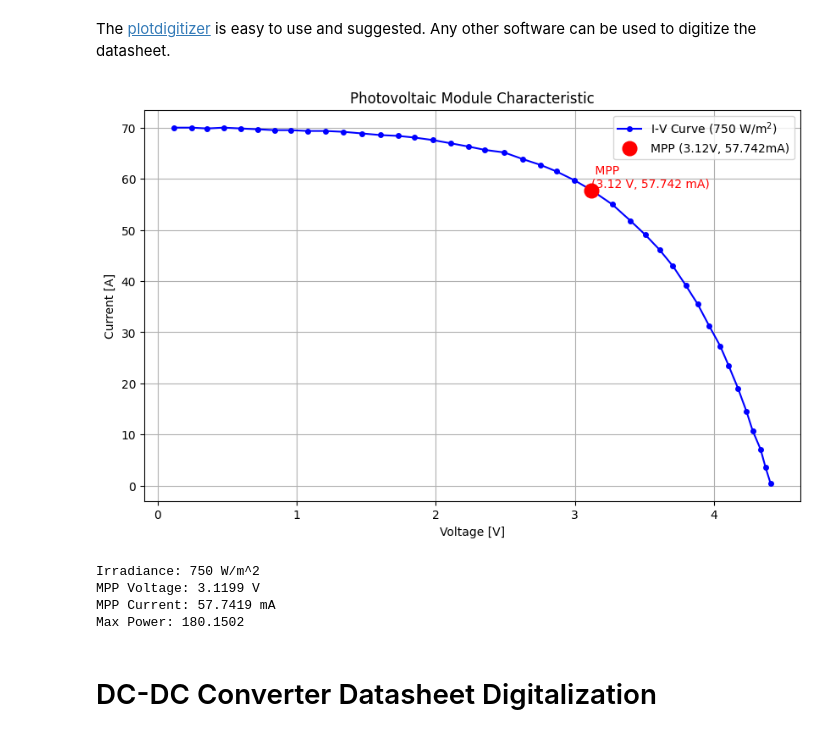
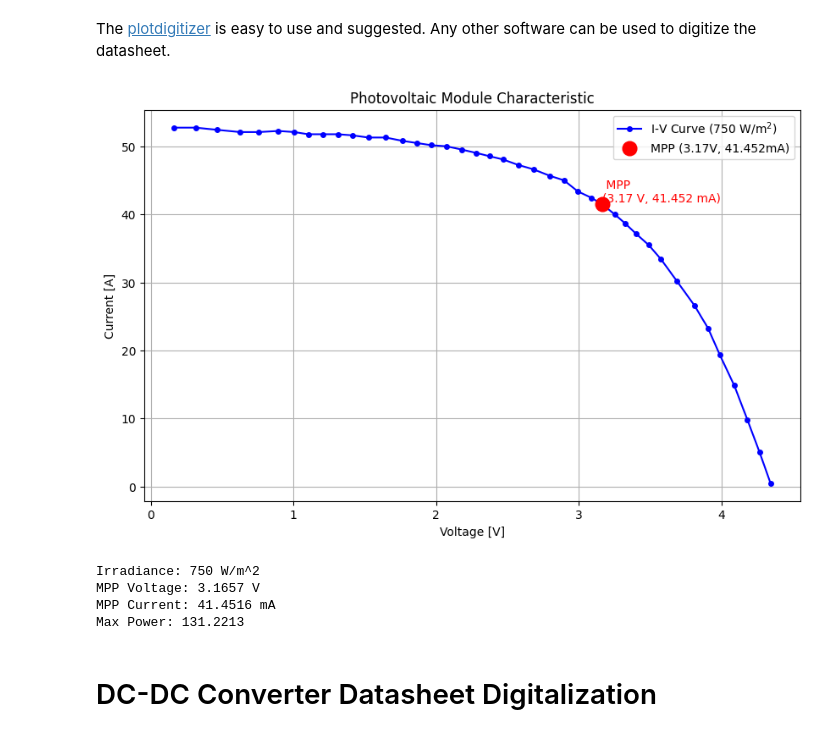
Before and after one commit to Chenya7008/EMIOT_Labs, a Jupyter notebook: lab3/lab3.ipynb, the cells around one changed output. Drawn from its saved outputs; the diff is of its cells as text; code cells hidden in the pictures.

```diff
--- a/lab3/lab3.ipynb
+++ b/lab3/lab3.ipynb
@@ -116,8 +116,8 @@ import numpy as np
 import matplotlib.pyplot as plt
 
 # 1. 设置配置
-filename = './samples/1000w.txt'  # 你的文件路径
-g = 750                     # 对应的光照强度
+filename = './samples/750w.txt'  # 你的文件路径
+g = 750                          # 对应的光照强度
 
 # 2. 读取数据
 try:
@@ -144,38 +144,38 @@ i_mpp = y_sorted[max_idx]
 max_p = power[max_idx]
 
 # ================= 绘图部分 =================
 plt.figure(figsize=(10, 6))
 
 # 第一步：画蓝色的曲线
 # 'b-o' 意思是 blue(蓝色) line(-) with circle marker(o)
 plt.plot(x_sorted, y_sorted, 'b-o', label=f'I-V Curve ({g} W/m$^2$)', markersize=4)
 
 # 第二步：画红色的 MPP 点
 # 'ro' 意思是 red(红色) circle(圆点)
 # markersize=10 把点画大一点，显眼
 plt.plot(v_mpp, i_mpp, 'ro', markersize=12, label=f'MPP ({v_mpp:.2f}V, {i_mpp:.3f}mA)')
 # 标注 MPP 点
 plt.text(v_mpp, i_mpp, f' MPP\n({v_mpp:.2f} V, {i_mpp:.3f} mA)',
          fontsize=10, color='red', verticalalignment='bottom')
 
 plt.xlabel('Voltage [V]')
 plt.ylabel('Current [A]')
 plt.title(f'Photovoltaic Module Characteristic')
 plt.legend()
 plt.grid(True)
 plt.show()
 
 # ================= 打印结果 =================
 print(f"Irradiance: {g} W/m^2")
 print(f"MPP Voltage: {v_mpp:.4f} V")
 print(f"MPP Current: {i_mpp:.4f} mA")
 print(f"Max Power: {power.max():.4f}")
 # %% [output]
-[figure, old version]
+[figure, new version]
 Irradiance: 750 W/m^2
-MPP Voltage: 3.1199 V
-MPP Current: 57.7419 mA
-Max Power: 180.1502
+MPP Voltage: 3.1657 V
+MPP Current: 41.4516 mA
+Max Power: 131.2213
 # %% [markdown]
 # DC-DC Converter Datasheet Digitalization
 # %% [markdown]
```
Also changed, not shown: parts of 13 cells of this notebook, 22 other files.
